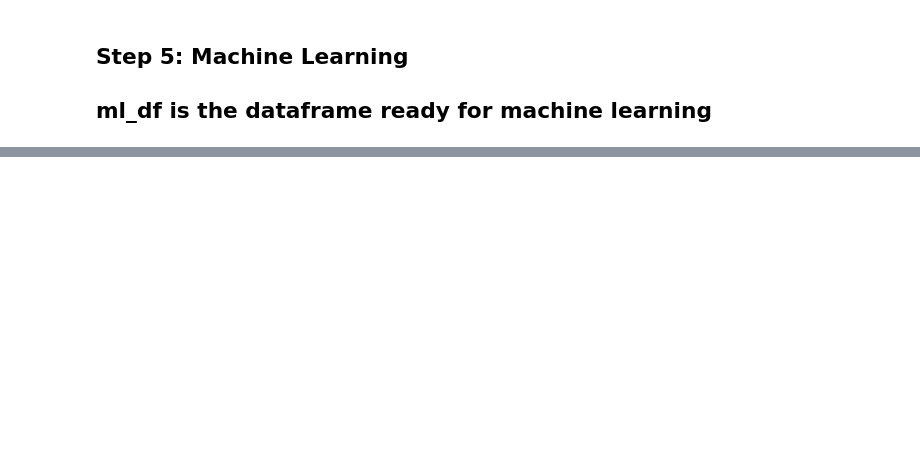
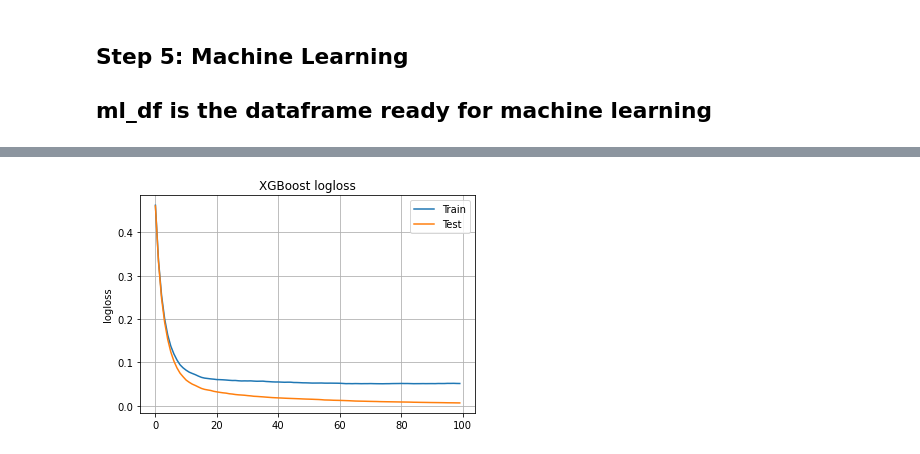
Before and after one commit to Ikyupark/Capstone-project, a Jupyter notebook: Capstone_ETL_nom_ord_encode(v1.0).ipynb, the cells around one changed output, grey strips where cells are left out. Drawn from its saved outputs; the diff is of its cells as text; code cells hidden in the pictures; blank space fills up the shorter version.

```diff
--- a/Capstone_ETL_nom_ord_encode(v1.0).ipynb
+++ b/Capstone_ETL_nom_ord_encode(v1.0).ipynb
@@ -520,0 +428,17 @@ weighted avg       0.97      0.98      0.97      3576
+# %%
+results = model_xgboost.evals_result()
+epochs = len(results['validation_0']['logloss'])
+x_axis = range(0, epochs)
+# %%
+# Plotting the learning curve for XGBoost model
+from matplotlib import pyplot
+fig, ax = pyplot.subplots()
+ax.plot(x_axis, results['validation_0']['logloss'], label='Train')
+ax.plot(x_axis, results['validation_1']['logloss'], label='Test')
+ax.legend()
+pyplot.ylabel('logloss')
+pyplot.title('XGBoost logloss')
+pyplot.grid()
+pyplot.show()
+# %% [output]
+[figure, added]
```
Also changed, not shown: parts of 50 cells of this notebook.
